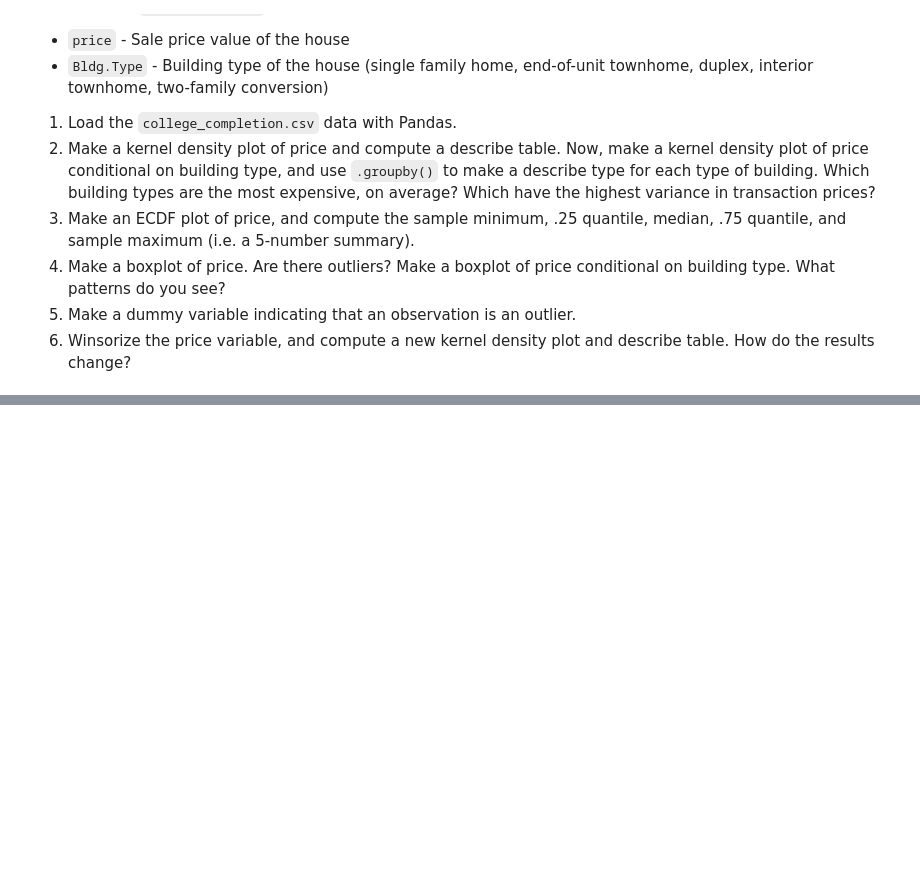
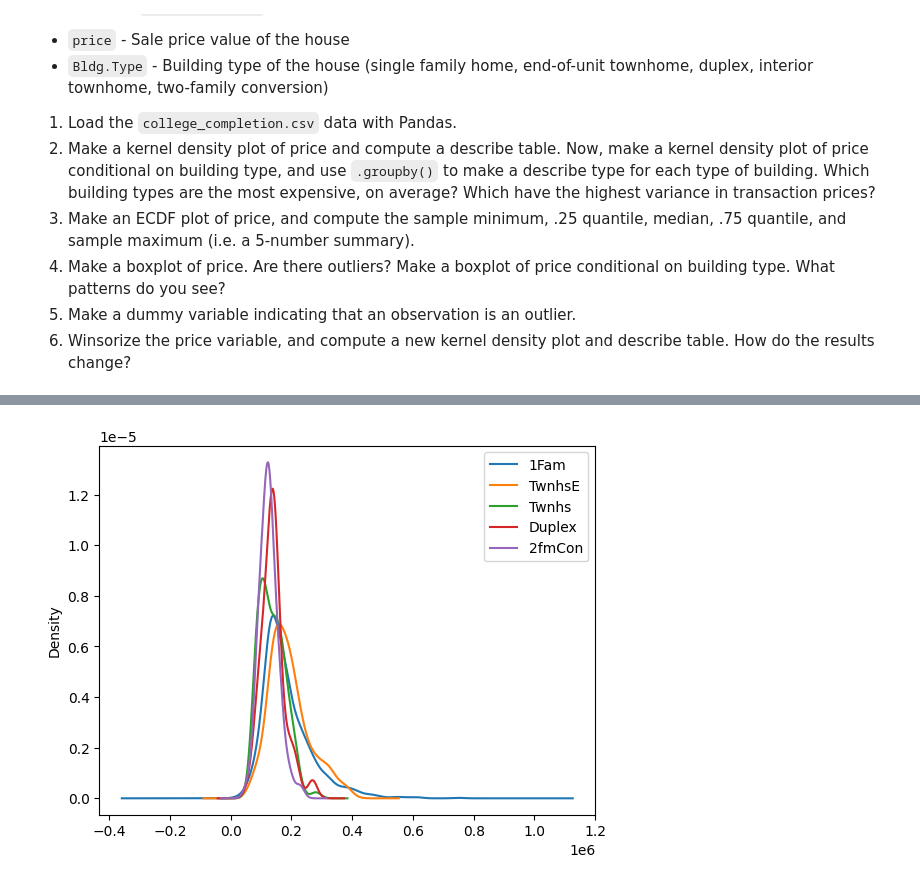
Before and after one commit to EfremE24/undergrad_ml_assignments, a Jupyter notebook: undergrad_ml_assignments/01_assignment_wrangling_and_eda.ipynb, the cells around one changed output, grey strips where cells are left out. Cells and saved outputs as stored; diff of their text form; code cells hidden in the pictures; blank space fills up the shorter version.

```diff
--- a/undergrad_ml_assignments/01_assignment_wrangling_and_eda.ipynb
+++ b/undergrad_ml_assignments/01_assignment_wrangling_and_eda.ipynb
@@ -699,0 +731,8 @@ We'll use the `ames_prices.csv` dataset. The "relevant" variables for this quest
+# %%
+for t in df["Bldg.Type"].unique():
+    df[df["Bldg.Type"] == t]["price"].plot(kind="kde", label=t)
+
+plt.legend()
+plt.show()
+# %% [output]
+[figure, added]
```
Also changed, not shown: parts of 15 cells of this notebook.
